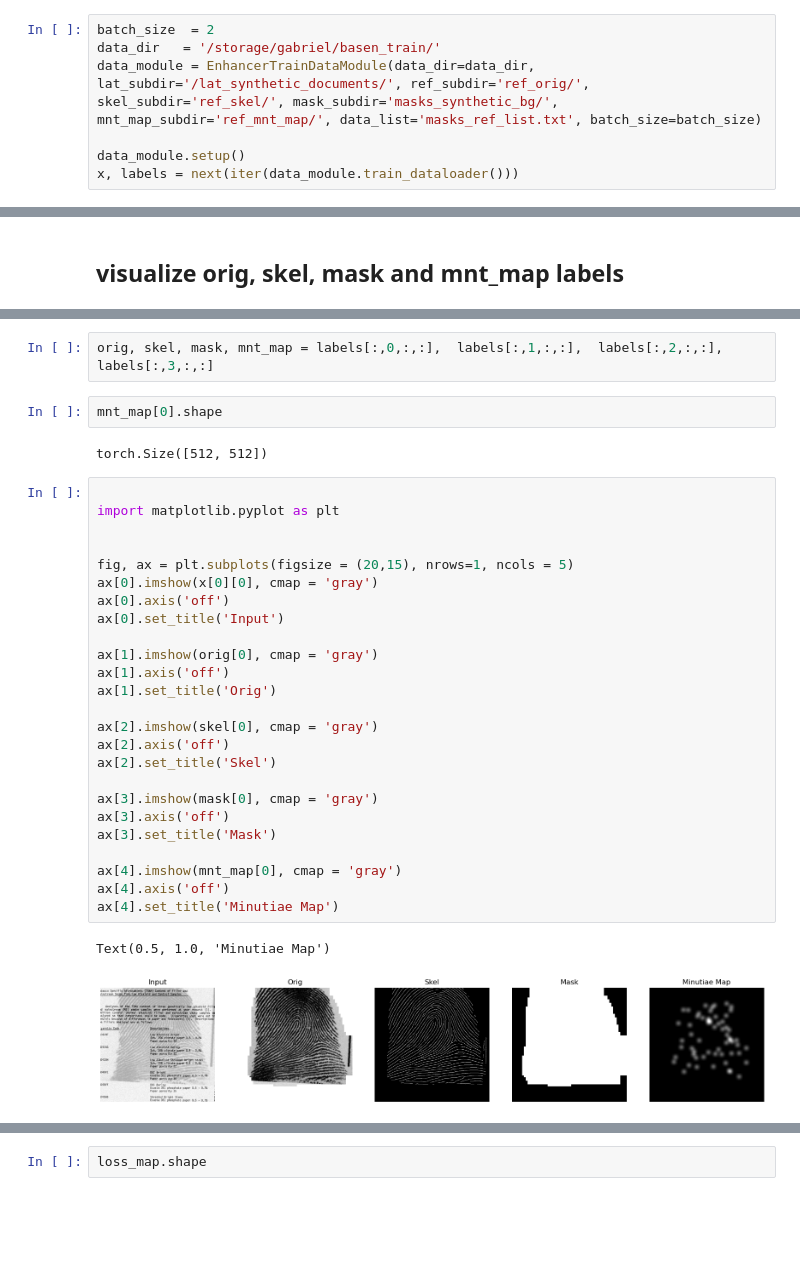
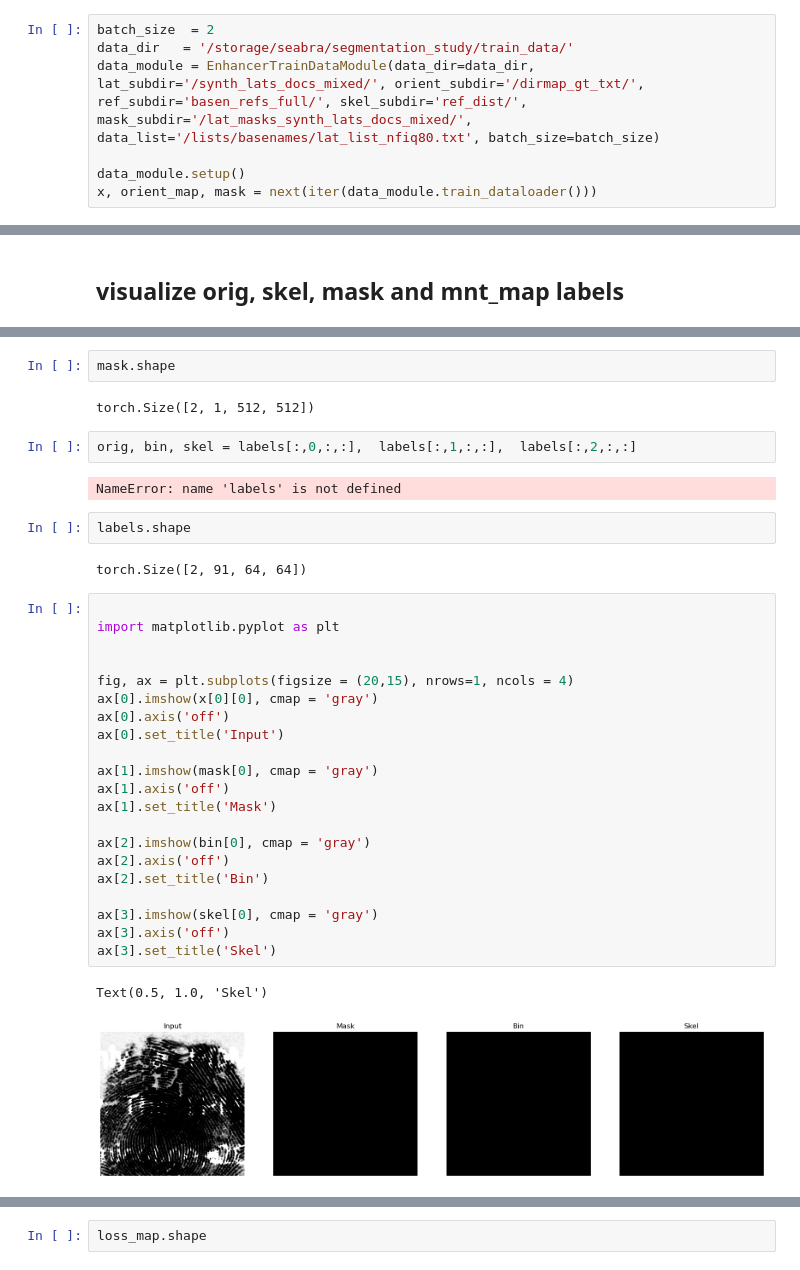
Before and after one commit to gdseabra/fingerprint-enhancement, a Jupyter notebook: notebooks/weighted_mnts_debug.ipynb, the cells around one changed output, grey strips where cells are left out. Saved outputs shown, nothing was run; the diff lists cells and outputs as text; blank space fills up the shorter version.

Commit message:
multitask dirmap and enh networks

```diff
--- a/notebooks/weighted_mnts_debug.ipynb
+++ b/notebooks/weighted_mnts_debug.ipynb
@@ -9,8 +9,8 @@ from models.components.ResUNet import *
 from data.enhancer_train_datamodule import EnhancerTrainDataModule
 # %%
 batch_size  = 2
-data_dir   = '/storage/gabriel/basen_train/'
-data_module = EnhancerTrainDataModule(data_dir=data_dir, lat_subdir='/lat_synthetic_documents/', ref_subdir='ref_orig/', skel_subdir='ref_skel/', mask_subdir='masks_synthetic_bg/', mnt_map_subdir='ref_mnt_map/', data_list='masks_ref_list.txt', batch_size=batch_size)
+data_dir   = '/storage/seabra/segmentation_study/train_data/'
+data_module = EnhancerTrainDataModule(data_dir=data_dir, lat_subdir='/synth_lats_docs_mixed/', orient_subdir='/dirmap_gt_txt/', ref_subdir='basen_refs_full/', skel_subdir='ref_dist/', mask_subdir='/lat_masks_synth_lats_docs_mixed/', data_list='/lists/basenames/lat_list_nfiq80.txt', batch_size=batch_size)
 
 data_module.setup()
-x, labels = next(iter(data_module.train_dataloader()))
+x, orient_map, mask = next(iter(data_module.train_dataloader()))
@@ -27,34 +39,36 @@ torch.Size([2, 1, 512, 512])
+# %%
+mask.shape
+# %% [output]
+torch.Size([2, 1, 512, 512])
 # %%
-orig, skel, mask, mnt_map = labels[:,0,:,:],  labels[:,1,:,:],  labels[:,2,:,:],  labels[:,3,:,:]
+orig, bin, skel = labels[:,0,:,:],  labels[:,1,:,:],  labels[:,2,:,:]
+# %% [output]
+NameError: name 'labels' is not defined
-# %%
-mnt_map[0].shape
-# %% [output]
-torch.Size([512, 512])
+# %%
+labels.shape
+# %% [output]
+torch.Size([2, 91, 64, 64])
 # %%
 
 import matplotlib.pyplot as plt
 
 
-fig, ax = plt.subplots(figsize = (20,15), nrows=1, ncols = 5)
+fig, ax = plt.subplots(figsize = (20,15), nrows=1, ncols = 4)
 ax[0].imshow(x[0][0], cmap = 'gray')
 ax[0].axis('off')
 ax[0].set_title('Input')
 
-ax[1].imshow(orig[0], cmap = 'gray')
+ax[1].imshow(mask[0], cmap = 'gray')
 ax[1].axis('off')
-ax[1].set_title('Orig')
+ax[1].set_title('Mask')
 
-ax[2].imshow(skel[0], cmap = 'gray')
+ax[2].imshow(bin[0], cmap = 'gray')
 ax[2].axis('off')
-ax[2].set_title('Skel')
+ax[2].set_title('Bin')
 
-ax[3].imshow(mask[0], cmap = 'gray')
+ax[3].imshow(skel[0], cmap = 'gray')
 ax[3].axis('off')
-ax[3].set_title('Mask')
-
-ax[4].imshow(mnt_map[0], cmap = 'gray')
-ax[4].axis('off')
-ax[4].set_title('Minutiae Map')
+ax[3].set_title('Skel')
 # %% [output]
-Text(0.5, 1.0, 'Minutiae Map')
+Text(0.5, 1.0, 'Skel')
-[figure, old version]
+[figure, new version]
```
Also changed, not shown: parts of 9 cells of this notebook, 18 other files.
